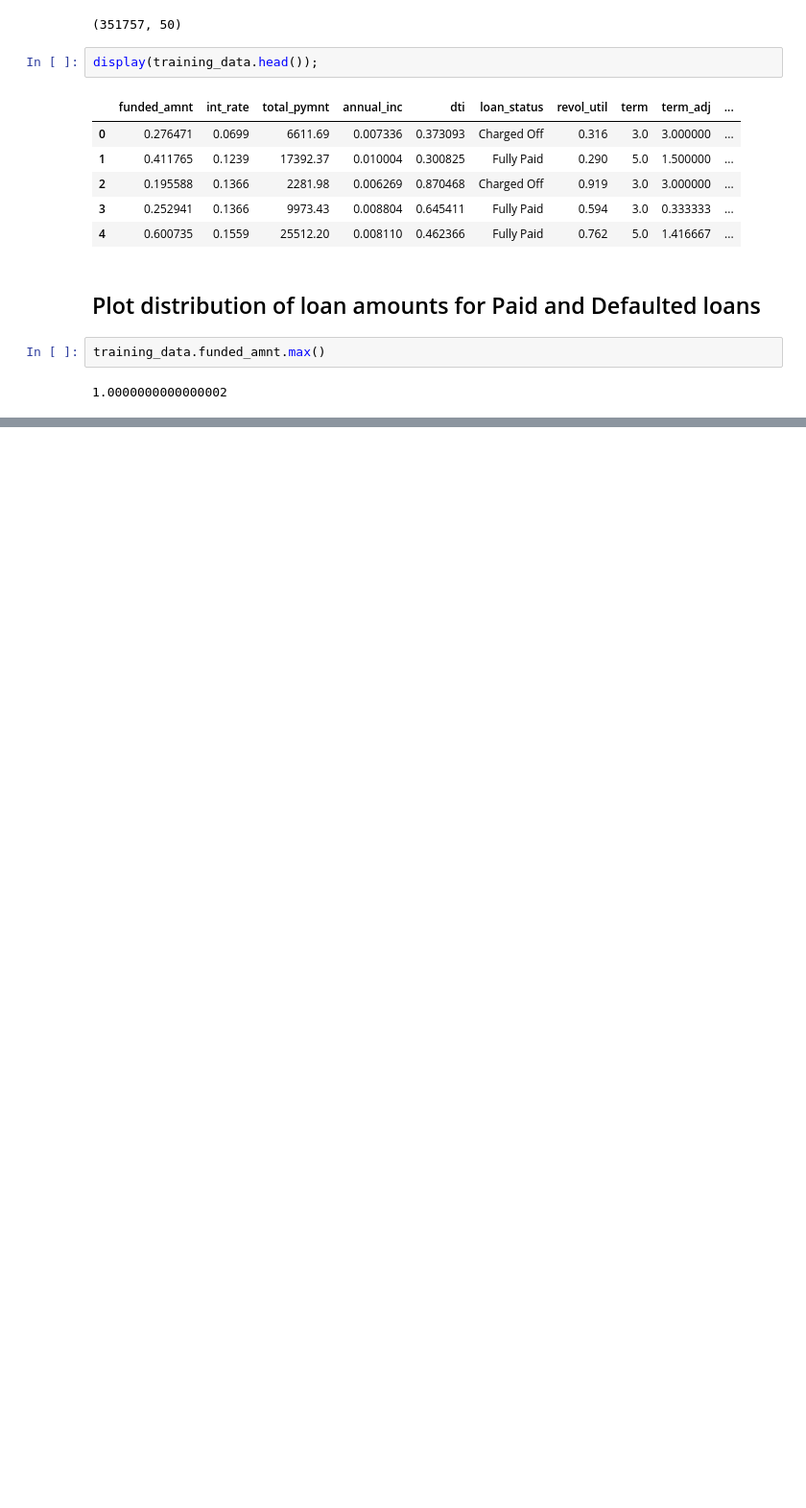
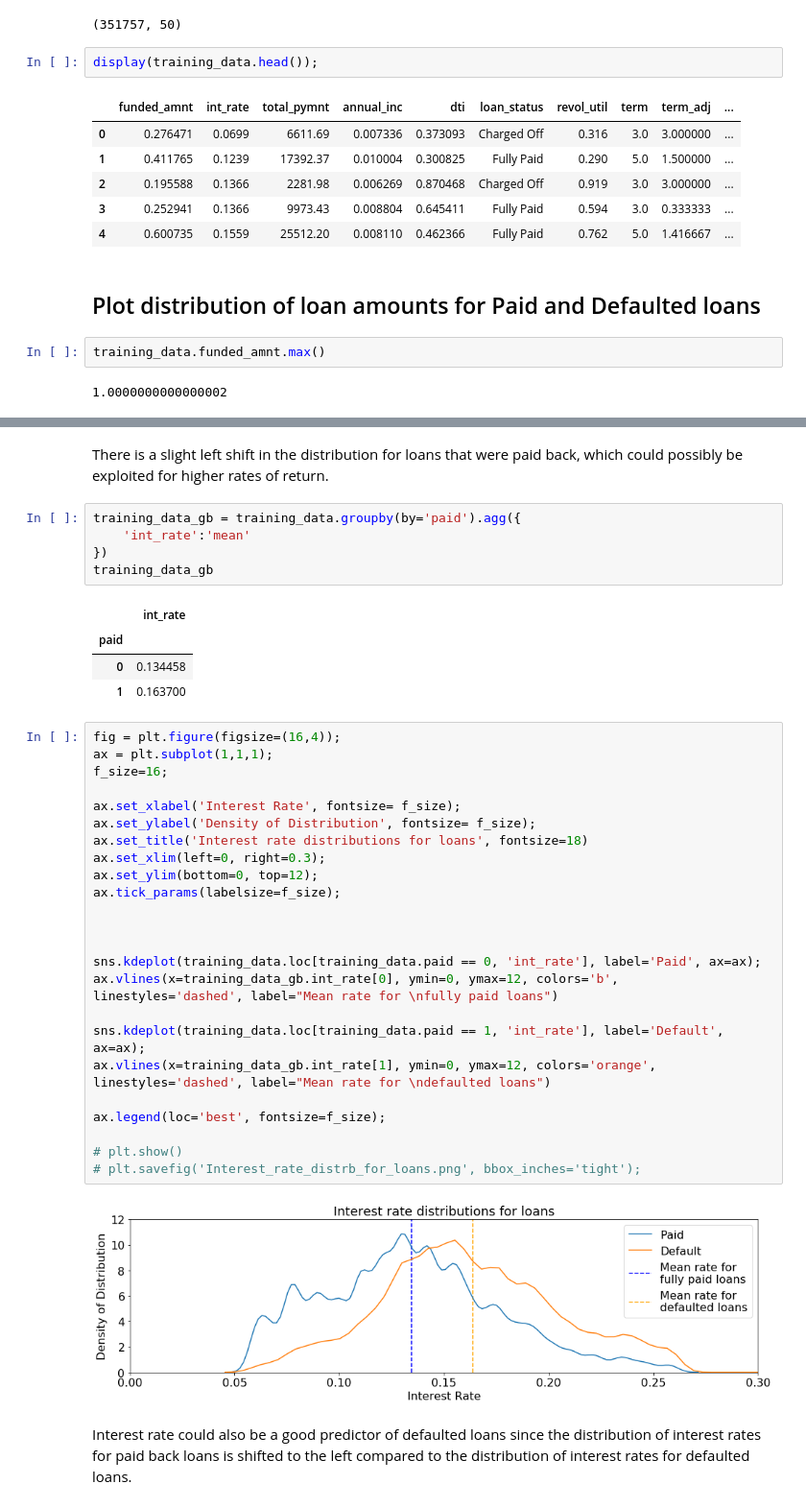
Before and after one commit to bhavenp/209A-FinalProject, a Jupyter notebook: bhaven/EDA_for_final.ipynb, the cells around one changed output, grey strips where cells are left out. Shown: that part at 96% size. Drawn from its saved outputs; the diff is of its cells as text; blank space fills up the shorter version.

```diff
--- a/bhaven/EDA_for_final.ipynb
+++ b/bhaven/EDA_for_final.ipynb
@@ -48,0 +67,40 @@ plt.show()
+# %% [markdown]
+There is a slight left shift in the distribution for loans that were paid back, which could possibly be exploited for higher rates of return.
+# %%
+training_data_gb = training_data.groupby(by='paid').agg({
+    'int_rate':'mean'
+})
+training_data_gb
+# %% [output]
+|  | int_rate |
+| paid |  |
+| 0 | 0.134458 |
+| 1 | 0.163700 |
+# %%
+fig = plt.figure(figsize=(16,4));
+ax = plt.subplot(1,1,1);
+f_size=16;
+
+ax.set_xlabel('Interest Rate', fontsize= f_size);
+ax.set_ylabel('Density of Distribution', fontsize= f_size);
+ax.set_title('Interest rate distributions for loans', fontsize=18)
+ax.set_xlim(left=0, right=0.3);
+ax.set_ylim(bottom=0, top=12);
+ax.tick_params(labelsize=f_size);
+
+
+
+sns.kdeplot(training_data.loc[training_data.paid == 0, 'int_rate'], label='Paid', ax=ax);
+ax.vlines(x=training_data_gb.int_rate[0], ymin=0, ymax=12, colors='b', linestyles='dashed', label="Mean rate for \nfully paid loans")
+
+sns.kdeplot(training_data.loc[training_data.paid == 1, 'int_rate'], label='Default', ax=ax);
+ax.vlines(x=training_data_gb.int_rate[1], ymin=0, ymax=12, colors='orange', linestyles='dashed', label="Mean rate for \ndefaulted loans")
+
+ax.legend(loc='best', fontsize=f_size);
+
+# plt.show()
+# plt.savefig('Interest_rate_distrb_for_loans.png', bbox_inches='tight');
+# %% [output]
+[figure, added]
+# %% [markdown]
+Interest rate could also be a good predictor of defaulted loans since the distribution of interest rates for paid back loans is shifted to the left compared to the distribution of interest rates for defaulted loans.
```
Also changed, not shown: parts of 2 cells of this notebook, 1 other file.
